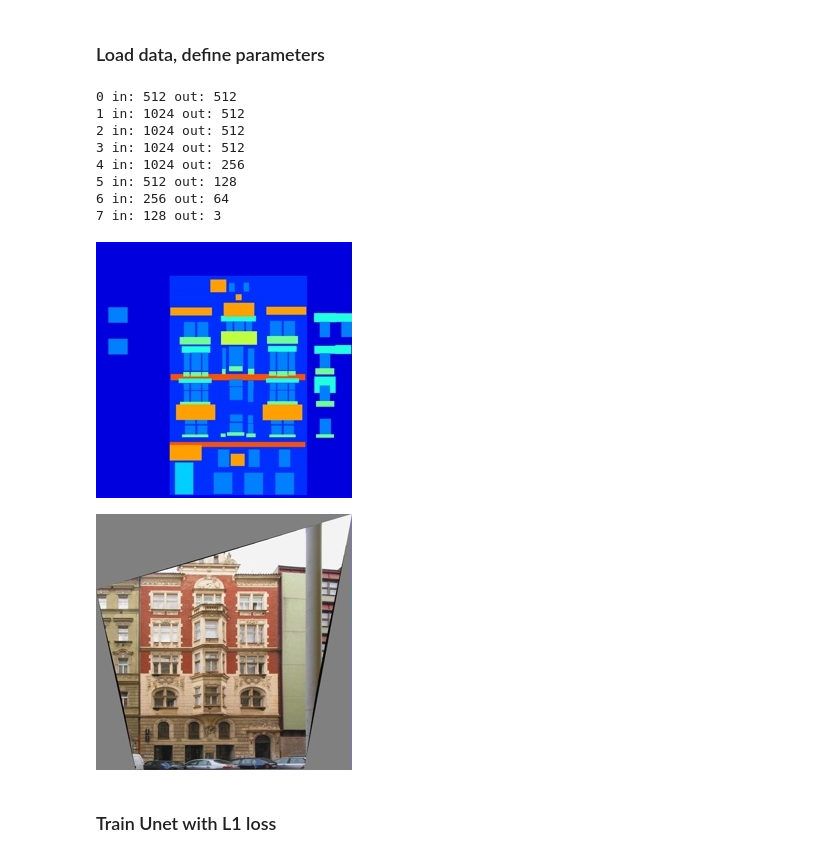
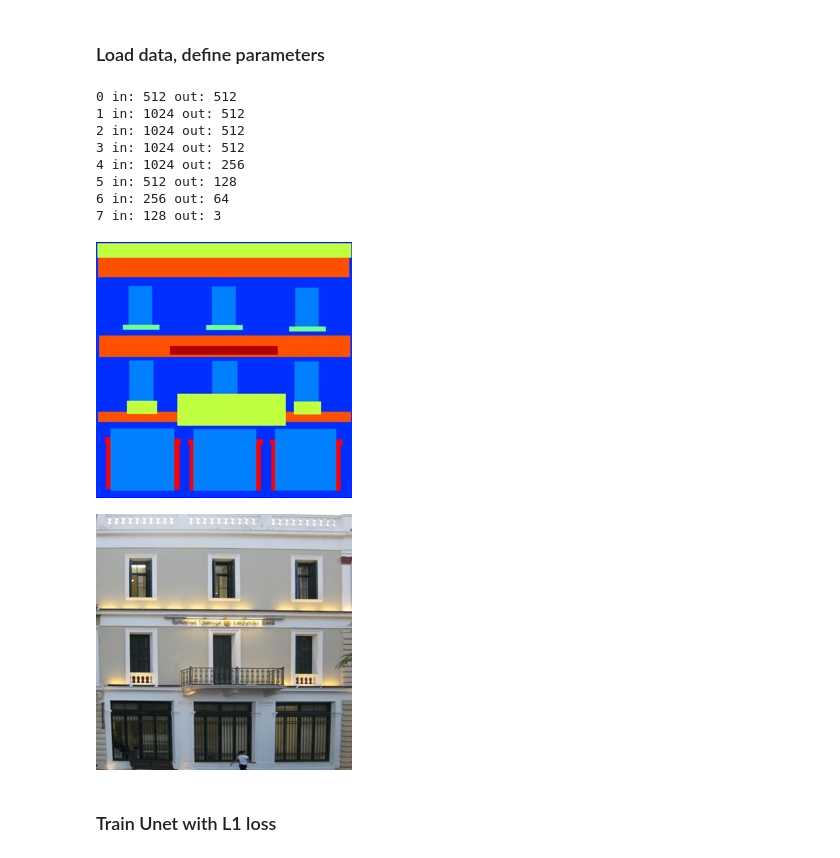
Before and after one commit to vanerk03/CGAN, a Jupyter notebook: models/unet.ipynb, the cells around one changed output. Drawn from its saved outputs; the diff is of its cells as text; code cells hidden in the pictures.

```diff
--- a/models/unet.ipynb
+++ b/models/unet.ipynb
@@ -100,7 +64,7 @@ class FacadesDataset(Dataset):
 transform = T.Compose([
     T.Lambda(lambda x: x / 255),
     T.Normalize(mean=(0.5, 0.5, 0.5), std=(0.5, 0.5, 0.5)),
-    T.RandomHorizontalFlip()
+    # T.RandomHorizontalFlip()
 ])
 
 inverse_transform = T.Normalize(mean=(-1, -1, -1), std=(2, 2, 2))
@@ -109,7 +73,7 @@ inverse_transform = T.Normalize(mean=(-1, -1, -1), std=(2, 2, 2))
 # parameters
 # =========================
 device = "cuda:0" if torch.cuda.is_available() else "cpu"
-EPOCHS = 200
+EPOCHS = 20
 batch_size = 32
 model = UNet().to(device)
 
@@ -117,39 +81,39 @@ criterion = nn.L1Loss()
 optimizer = torch.optim.Adam(model.parameters(), lr=3e-4)
 
 
-data_dir = './facades/train/'
+data_dir = '../data/facades/train/'
 dataset = FacadesDataset(data_dir, transform=transform)
 
 dataloader = torch.utils.data.DataLoader(
     dataset,
     batch_size=batch_size,
     shuffle=True,
-    pin_memory_device=device,
-    pin_memory=True,
+    # pin_memory_device=device,
+    # pin_memory=True,
     drop_last=True
 )
 
 
 # Create a dataloader
 
 
 batch = next(iter(dataloader))
 X, y = batch
 to_img = T.ToPILImage()
 
 img1, img2 = X[0], y[0]
 display(to_img(inverse_transform(img1)), to_img(inverse_transform(img2)));
 # %% [output]
 0 in: 512 out: 512
 1 in: 1024 out: 512
 2 in: 1024 out: 512
 3 in: 1024 out: 512
 4 in: 1024 out: 256
 5 in: 512 out: 128
 6 in: 256 out: 64
 7 in: 128 out: 3
-[figure, old version]
+[figure, new version]
-[figure, old version]
+[figure, new version]
 # %% [markdown]
 ### Train Unet with L1 loss
 # %%
```
Also changed, not shown: parts of 3 cells of this notebook, 1 other file.
